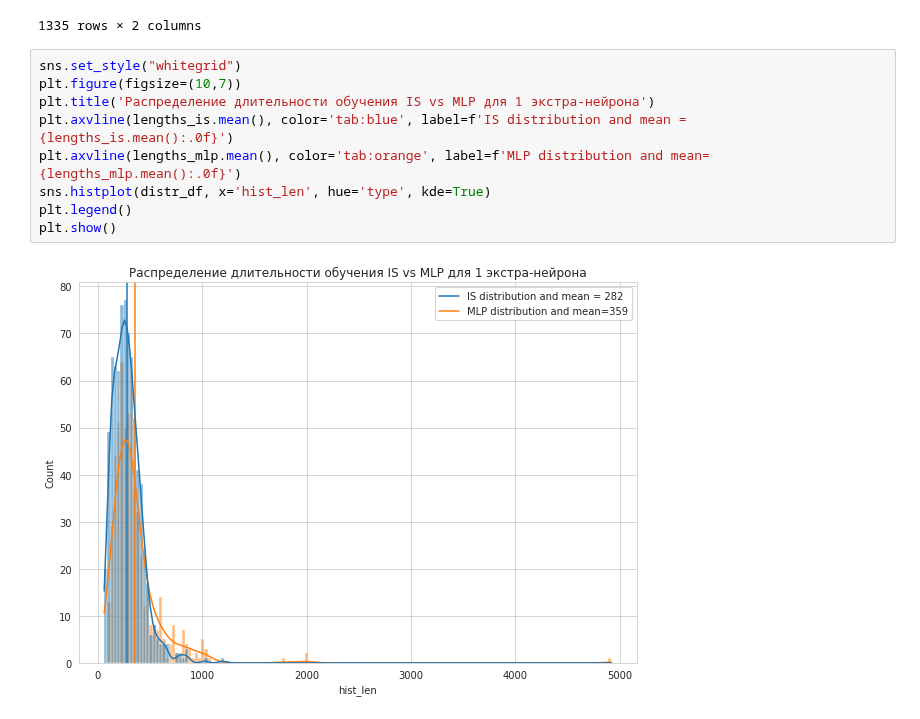
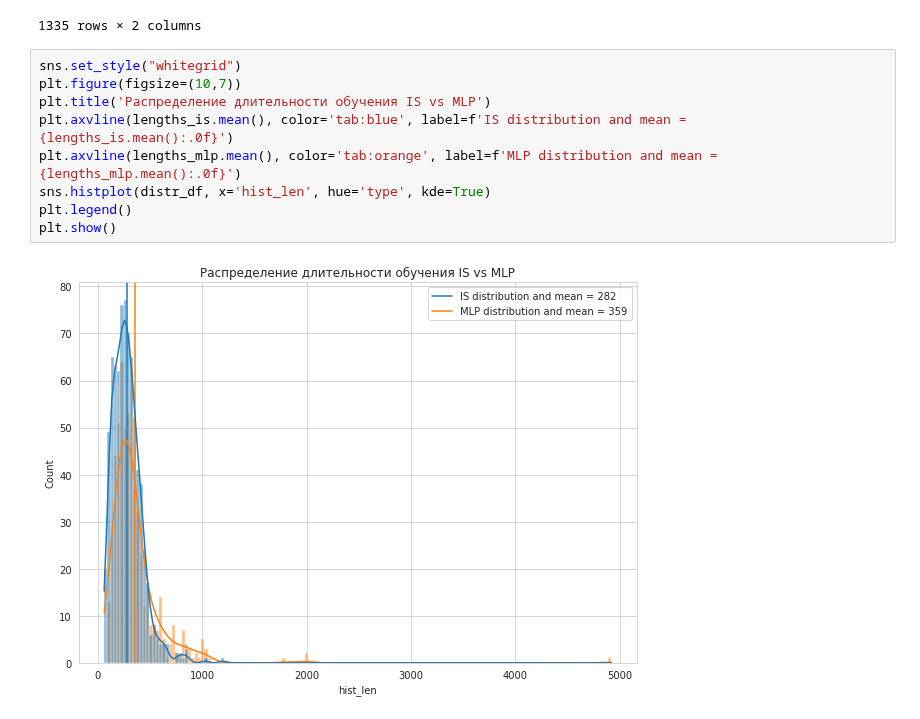
Before and after one commit to skolpin/neuro-boolean-research, a Jupyter notebook: xor_4_analisys.ipynb, the cells around one changed output. Cells and saved outputs as stored; diff of their text form.

```diff
--- a/xor_4_analisys.ipynb
+++ b/xor_4_analisys.ipynb
@@ -393,11 +419,11 @@ distr_df[distr_df['hist_len']<4000]
 # %%
 sns.set_style("whitegrid")
 plt.figure(figsize=(10,7))
-plt.title('Распределение длительности обучения IS vs MLP для 1 экстра-нейрона')
+plt.title('Распределение длительности обучения IS vs MLP')
 plt.axvline(lengths_is.mean(), color='tab:blue', label=f'IS distribution and mean = {lengths_is.mean():.0f}')
-plt.axvline(lengths_mlp.mean(), color='tab:orange', label=f'MLP distribution and mean={lengths_mlp.mean():.0f}')
+plt.axvline(lengths_mlp.mean(), color='tab:orange', label=f'MLP distribution and mean = {lengths_mlp.mean():.0f}')
 sns.histplot(distr_df, x='hist_len', hue='type', kde=True)
 plt.legend()
 plt.show()
 # %% [output]
-[figure, old version]
+[figure, new version]
```
Also changed, not shown: parts of 6 cells of this notebook.
